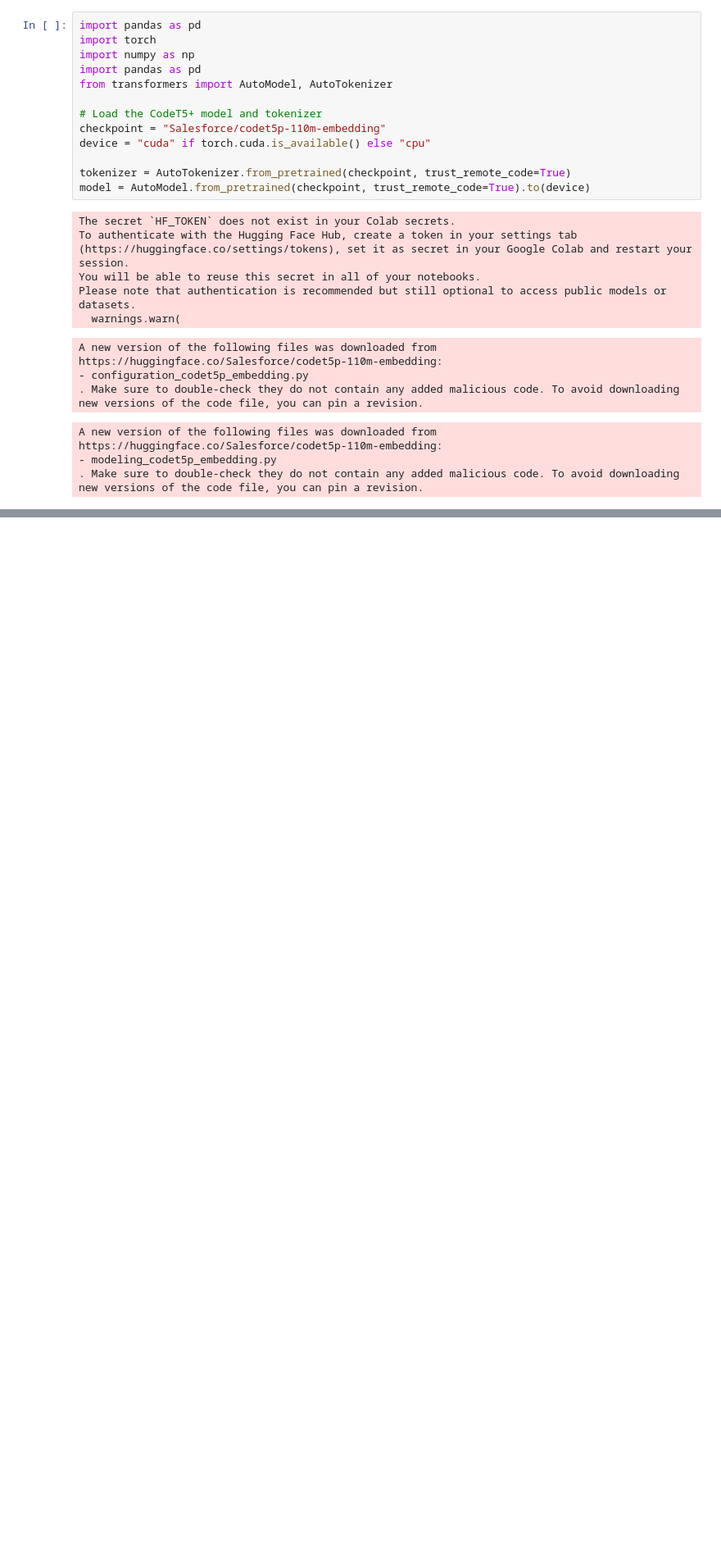
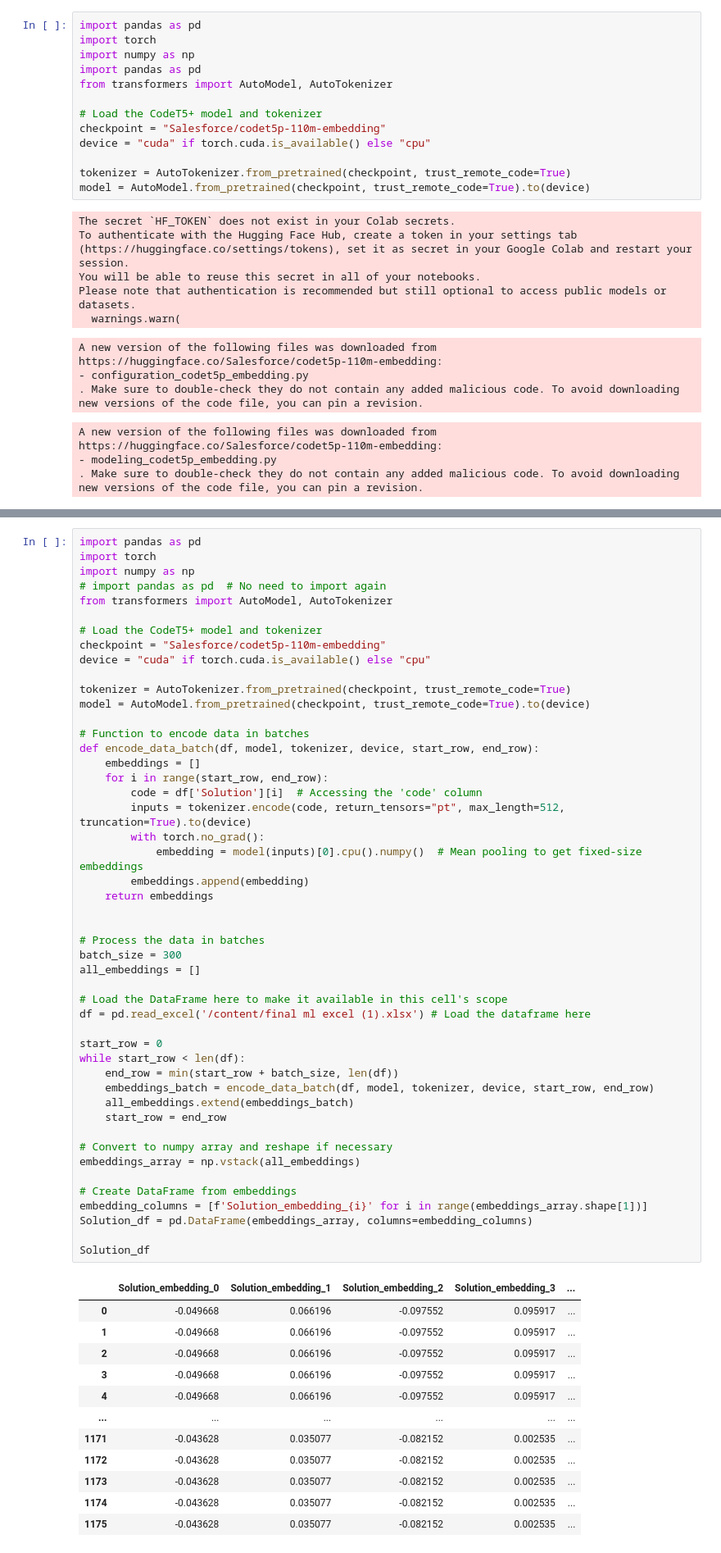
Before and after one commit to deva-kumari/deva, a Jupyter notebook: ml codet5 code.ipynb, the cells around one changed output, grey strips where cells are left out. Shown: that part at 82% size. Cells and saved outputs as stored; diff of their text form; blank space fills up the shorter version.

```diff
--- a/ml codet5 code.ipynb
+++ b/ml codet5 code.ipynb
@@ -156,0 +177,61 @@ embeddings_df
+# %%
+import pandas as pd
+import torch
+import numpy as np
+# import pandas as pd  # No need to import again
+from transformers import AutoModel, AutoTokenizer
+
+# Load the CodeT5+ model and tokenizer
+checkpoint = "Salesforce/codet5p-110m-embedding"
+device = "cuda" if torch.cuda.is_available() else "cpu"
+
+tokenizer = AutoTokenizer.from_pretrained(checkpoint, trust_remote_code=True)
+model = AutoModel.from_pretrained(checkpoint, trust_remote_code=True).to(device)
+
+# Function to encode data in batches
+def encode_data_batch(df, model, tokenizer, device, start_row, end_row):
+    embeddings = []
+    for i in range(start_row, end_row):
+        code = df['Solution'][i]  # Accessing the 'code' column
+        inputs = tokenizer.encode(code, return_tensors="pt", max_length=512, truncation=True).to(device)
+        with torch.no_grad():
+            embedding = model(inputs)[0].cpu().numpy()  # Mean pooling to get fixed-size embeddings
+        embeddings.append(embedding)
+    return embeddings
+
+
+# Process the data in batches
+batch_size = 300
+all_embeddings = []
+
+# Load the DataFrame here to make it available in this cell's scope
+df = pd.read_excel('/content/final ml excel (1).xlsx') # Load the dataframe here
+
+start_row = 0
+while start_row < len(df):
+    end_row = min(start_row + batch_size, len(df))
+    embeddings_batch = encode_data_batch(df, model, tokenizer, device, start_row, end_row)
+    all_embeddings.extend(embeddings_batch)
+    start_row = end_row
+
+# Convert to numpy array and reshape if necessary
+embeddings_array = np.vstack(all_embeddings)
+
+# Create DataFrame from embeddings
+embedding_columns = [f'Solution_embedding_{i}' for i in range(embeddings_array.shape[1])]
+Solution_df = pd.DataFrame(embeddings_array, columns=embedding_columns)
+
+Solution_df
+# %% [output]
+|  | Solution_embedding_0 | Solution_embedding_1 | Solution_embedding_2 | Solution_embedding_3 | ... |
+| 0 | -0.049668 | 0.066196 | -0.097552 | 0.095917 | ... |
+| 1 | -0.049668 | 0.066196 | -0.097552 | 0.095917 | ... |
+| 2 | -0.049668 | 0.066196 | -0.097552 | 0.095917 | ... |
+| 3 | -0.049668 | 0.066196 | -0.097552 | 0.095917 | ... |
+| 4 | -0.049668 | 0.066196 | -0.097552 | 0.095917 | ... |
+| ... | ... | ... | ... | ... | ... |
+| 1171 | -0.043628 | 0.035077 | -0.082152 | 0.002535 | ... |
+| 1172 | -0.043628 | 0.035077 | -0.082152 | 0.002535 | ... |
+| 1173 | -0.043628 | 0.035077 | -0.082152 | 0.002535 | ... |
+| 1174 | -0.043628 | 0.035077 | -0.082152 | 0.002535 | ... |
+| 1175 | -0.043628 | 0.035077 | -0.082152 | 0.002535 | ... |
```
Also changed, not shown: parts of 10 cells of this notebook.
